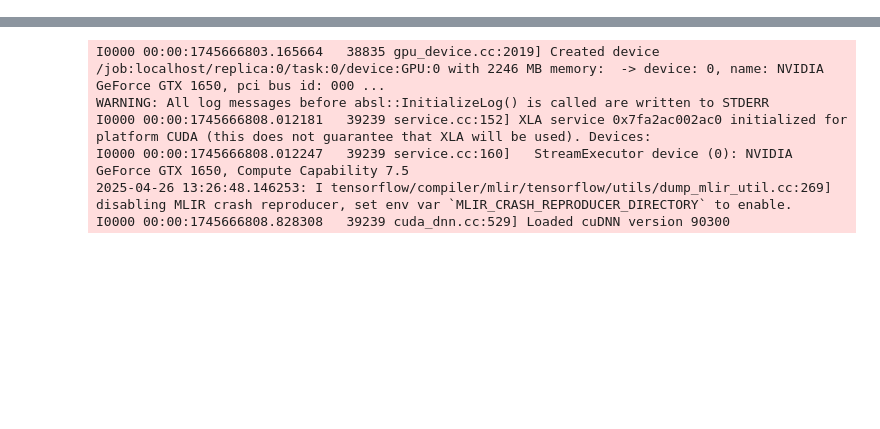
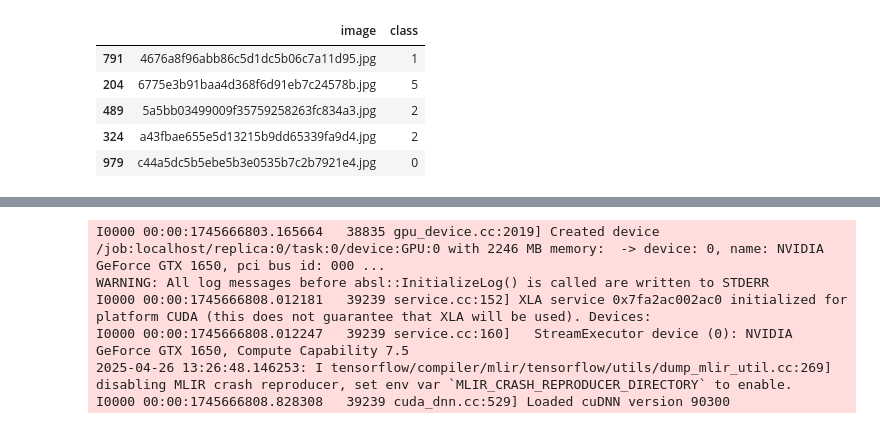
Before and after one commit to Hedredo/oc_p9, a Jupyter notebook: notebook-tf/experiment.ipynb, the cells around one changed output, grey strips where cells are left out. Cells and saved outputs as stored; diff of their text form; code cells hidden in the pictures; blank space fills up the shorter version.

```diff
--- a/notebook-tf/experiment.ipynb
+++ b/notebook-tf/experiment.ipynb
@@ -27,0 +124,9 @@ url = "http://images.cocodataset.org/val2017/000000020247.jpg"
+# %%
+val.head(5)
+# %% [output]
+|  | image | class |
+| 791 | 4676a8f96abb86c5d1dc5b06c7a11d95.jpg | 1 |
+| 204 | 6775e3b91baa4d368f6d91eb7c24578b.jpg | 5 |
+| 489 | 5a5bb03499009f35759258263fc834a3.jpg | 2 |
+| 324 | a43fbae655e5d13215b9dd65339fa9d4.jpg | 2 |
+| 979 | c44a5dc5b5ebe5b3e0535b7c2b7921e4.jpg | 0 |
```
Also changed, not shown: parts of 23 cells of this notebook, 3 other files.
